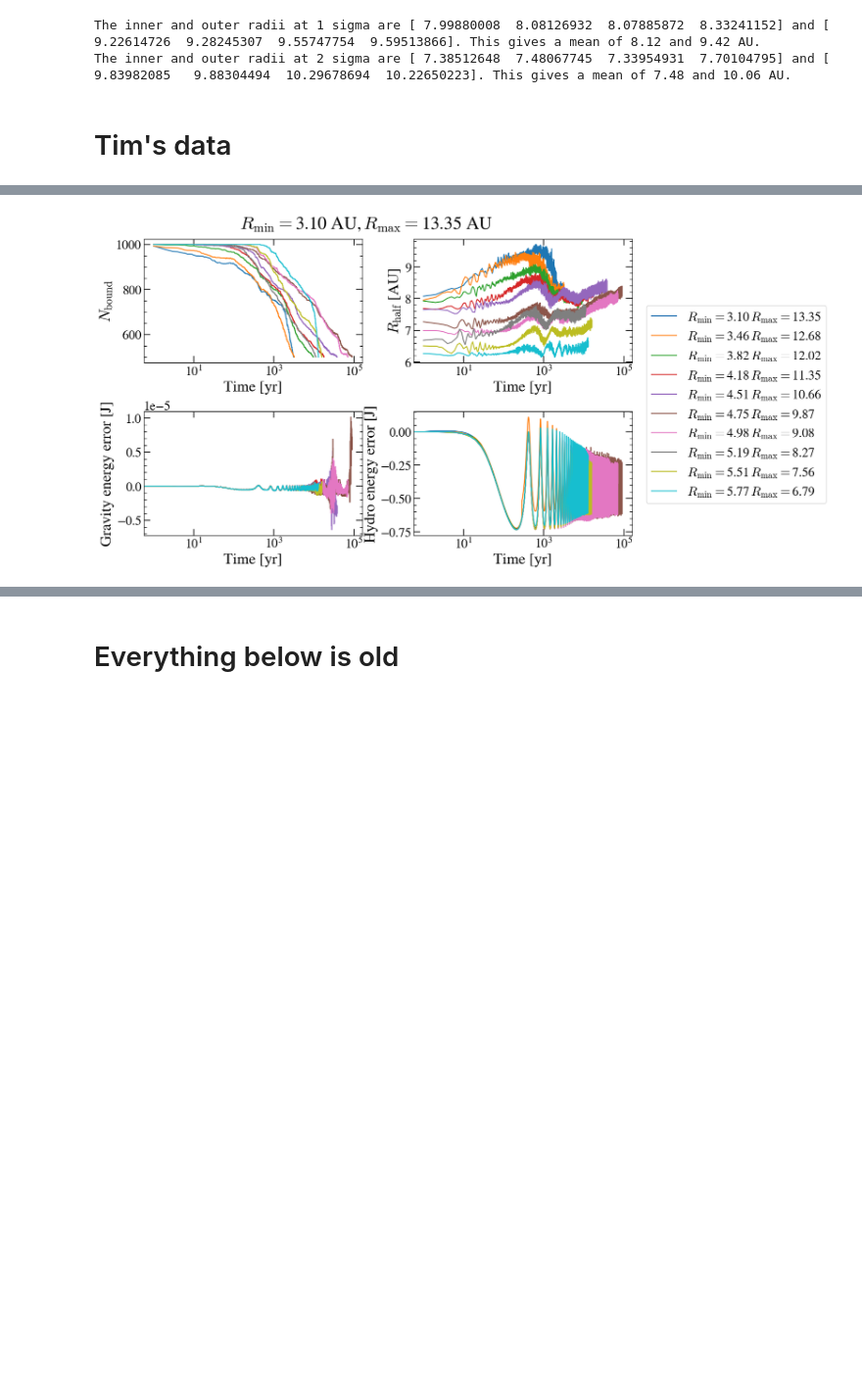
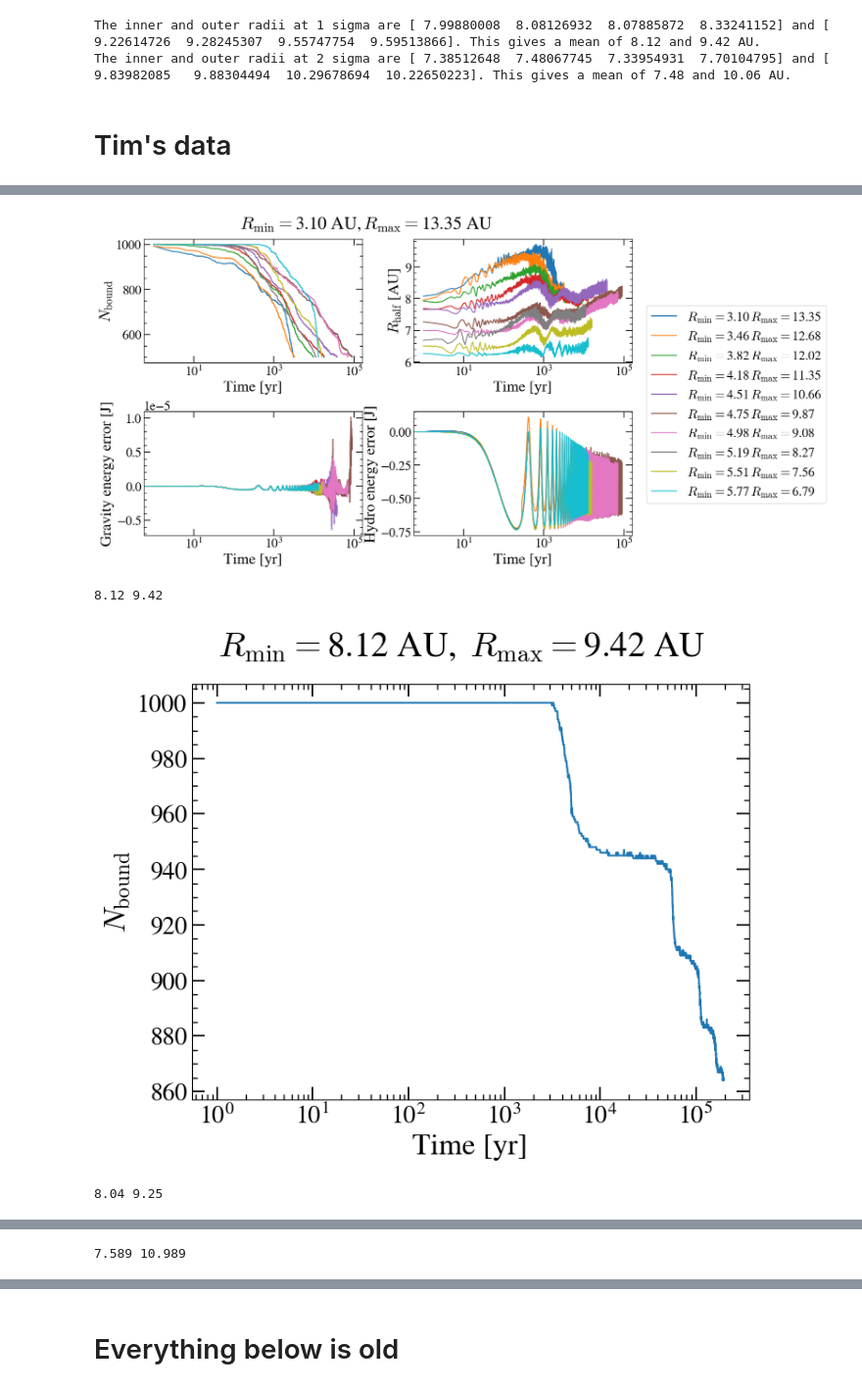
Before and after one commit to LucasPouw/amuse-KL, a Jupyter notebook: data_processing.ipynb, the cells around one changed output, grey strips where cells are left out. Shown at 98% size. Cells and saved outputs as stored; diff of their text form; code cells hidden in the pictures; blank space fills up the shorter version.

```diff
--- a/data_processing.ipynb
+++ b/data_processing.ipynb
@@ -304,4 +328,3 @@ def get_npy_paths(root):
 # %%
-snapshot_dirs,run_roots = get_snapshot_paths()
-# for root in run_roots:
-    # rectify_filenames(root)
+for root in run_roots:
+    rectify_filenames(root)
@@ -338,8 +347,30 @@ get_rmin_rmax_from_run(run_roots[3])
 # %%
 def process_run(root):
+    array_paths = glob.glob(root+'/*.npy')
+
+    if len(array_paths) < 5: #these are the runs that crashed and only have a manually created Nbound array. We only plot Nbound for these runs
+        for path in array_paths:
+            if 'Nbound' not in path: #we plot the Nbound seperately now
+                continue
+            else:
+                rmin, rmax = os.path.split(path)[-1].strip('.npy').split('_')[-1].split('-') #extract rmin and rmax from filepath
+                print(rmin,rmax)
+                rmin, rmax = float(rmin), float(rmax)
+                Nbound = np.load(path)
+                times = np.arange(1, len(Nbound)+1)
+
+                fig,ax = plt.subplots(figsize=(8,6))
+                fig.suptitle(r'$R_{\rm min}=$' + f'{rmin:.2f} AU, ' + r'$\, R_{\rm max}=$' + f'{rmax:.2f} AU',fontsize=28)
+                ax.plot(times,Nbound)
+                ax.semilogx()
+                ax.set(xlabel='Time [yr]',ylabel=r'$N_{\rm bound}$')
+                plt.show()
+
+        return #dont make the 2x2 figure
+
+
     #given the root of a run (with various simulations in it), get the various arrays and make plots
     run_paths = get_npy_paths(root) #get relevant npy files
-    print(root,len(run_paths))
     fig,axes = plt.subplots(figsize=(12,8),nrows=2,ncols=2,tight_layout=True)
     rmin_run, rmax_run = get_rmin_rmax_from_run(root)
     suptitle = r'$R_{\rm min}=$' + f'{rmin_run:.2f} AU,' + r'$\, R_{\rm max}=$' + f'{rmax_run:.2f} AU'
@@ -348,27 +379,6 @@ def process_run(root):
     fig.suptitle(suptitle,fontsize=28)
 
     for i,all_paths in enumerate(run_paths): #iterate per sim
-        print(len(all_paths))
-        if len(all_paths) < 5: #not all arrays present, likely due to a crash
-            for path in all_paths:
-                if 'Nbound' not in path: #we plot the Nbound seperately now
-                    continue
-                else:
-                    rmin,rmax = os.path.split(path)[-1].strip('.npy').split('-')[-2:] #extract rmin and rmax from filepath
-                    try:
-                        rmin,rmax = float(rmin),float(rmax)
-                    except  ValueError:
-                        print(rmin,rmax)
-                    Nbound = np.load(path)
-                    times = np.arange(1, len(Nbound)+1)
-
-                    fig,ax = plt.subplots(figsize=(8,6))
-                    ax.plot(times,Nbound)
-                    ax.semilogx()
-                    fig.show()
-
-            continue #dont make the 2x2 figure
-
         arrays = []
         for i,path in enumerate(all_paths): #go over all arrays in order and see if we saved with units or not, if so remove units
             try:
@@ -393,33 +403,36 @@ def process_run(root):
 
         axes[0,0].plot(times[1:],Nbound,label = r'$R_{\rm min}=$' + f'{rmin:.2f}' + r'$\, R_{\rm max}=$' + f'{rmax:.2f}')
         axes[0,0].semilogx()
         axes[0,0].set(xlabel='Time [yr]',ylabel=r'$N_{\rm bound}$')
 
         axes[0,1].plot(times[1:],Rhalf)
         axes[0,1].semilogx()
         axes[0,1].set(xlabel='Time [yr]',ylabel=r'$R_{\rm half}$ [AU]')
 
         axes[1,0].plot(times,grav_energy_error)
         axes[1,0].semilogx()
         axes[1,0].set(xlabel='Time [yr]',ylabel=r'Gravity energy error [J]')
 
         axes[1,1].plot(times,hydro_energy_error)
         axes[1,1].semilogx()
         axes[1,1].set(xlabel='Time [yr]',ylabel=r'Hydro energy error [J]')
 
     if len(run_paths) > 1:
         handles,labels = axes[0,0].get_legend_handles_labels()
         fig.legend(handles,labels,bbox_to_anchor=(1.35,0.75))
     fig.tight_layout()
     plt.show()
 
-# for root in run_roots:
-    # process_run(root)
+for root in run_roots:
+    process_run(root)
 
-process_run(run_roots[5])
+# process_run(run_roots[5])
 # %% [output]
 [figure]
 [figure]
 [figure]
 [figure]
 [figure]
+8.12 9.42
+[figure, added]
+8.04 9.25
@@ -425,0 +440 @@ process_run(run_roots[5])
+7.589 10.989
```
Also changed, not shown: parts of 8 cells of this notebook.
